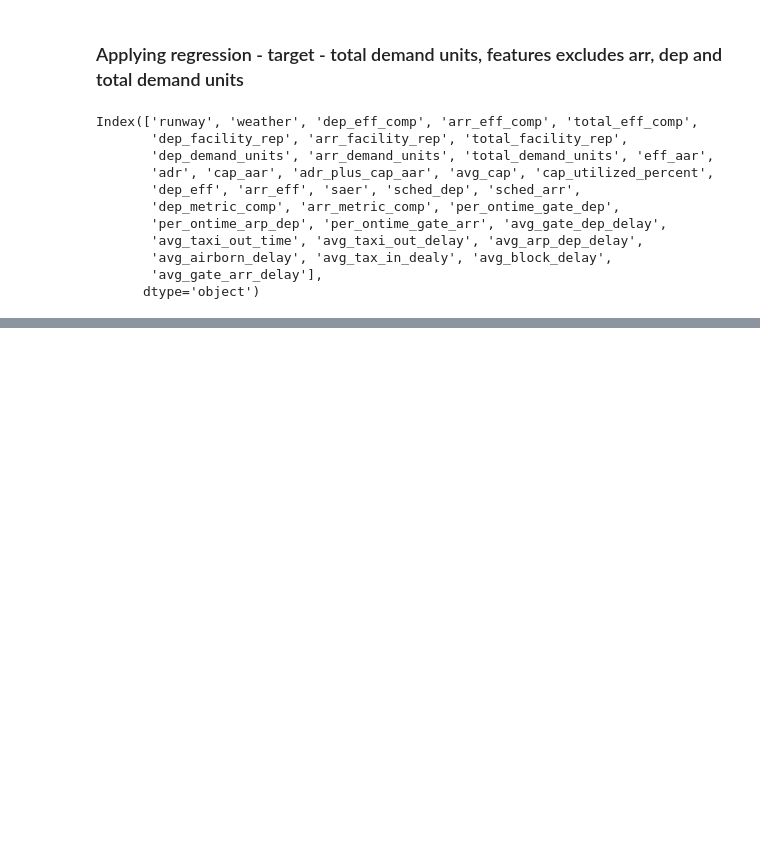
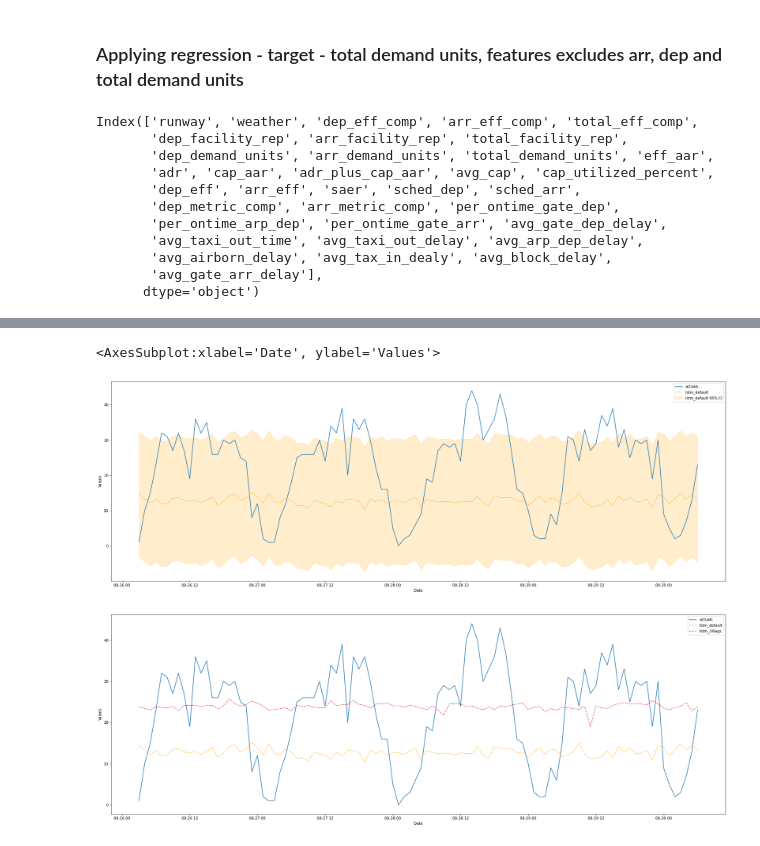
Before and after one commit to daksh-intwala/EWR_Airport_Capacity_Analysis, a Jupyter notebook: Regression.ipynb, the cells around one changed output, grey strips where cells are left out. Cells and saved outputs as stored; diff of their text form; code cells hidden in the pictures; blank space fills up the shorter version.

```diff
--- a/Regression.ipynb
+++ b/Regression.ipynb
@@ -33,6 +33,6 @@ df = pd.read_csv("/content/gdrive/MyDrive/602 project/aviation_data_merged.csv")
 # df = pd.read_csv('/Users/dakshintwala/Fall22/DATA 602/Project 602/aviation_data_merged.csv')
 # %%
 # #Hinal
-# import pandas as pd
-# df = pd.read_csv("/content/drive/MyDrive/aviation_data_merged.csv")
-# df.head()
+import pandas as pd
+df = pd.read_csv("aviation_data_merged.csv")
+df.head()
@@ -776,0 +883,12 @@ ValueError: ignored
+# %%
+from scalecast.Forecaster import Forecaster
+f = Forecaster(y=df['arr_eff_comp'], current_dates=df.index.values)
+f.set_test_length(100)       # 1. 12 observations to test the results
+f.generate_future_dates(1) # 2. 12 future points to forecast
+f.set_estimator('lstm')
+f.manual_forecast(call_me='lstm_default')
+f.plot_test_set(ci=True, figsize=(30,10),include_train=False)
+
+f.manual_forecast(call_me='lstm_24lags',lags=24)
+f.plot_test_set(ci=False,figsize=(30,10),include_train=False)
+# %% [output]
@@ -776,0 +899,3 @@ ValueError: ignored
+<AxesSubplot:xlabel='Date', ylabel='Values'>
+[figure, added]
+[figure, added]
```
Also changed, not shown: parts of 23 cells of this notebook.
